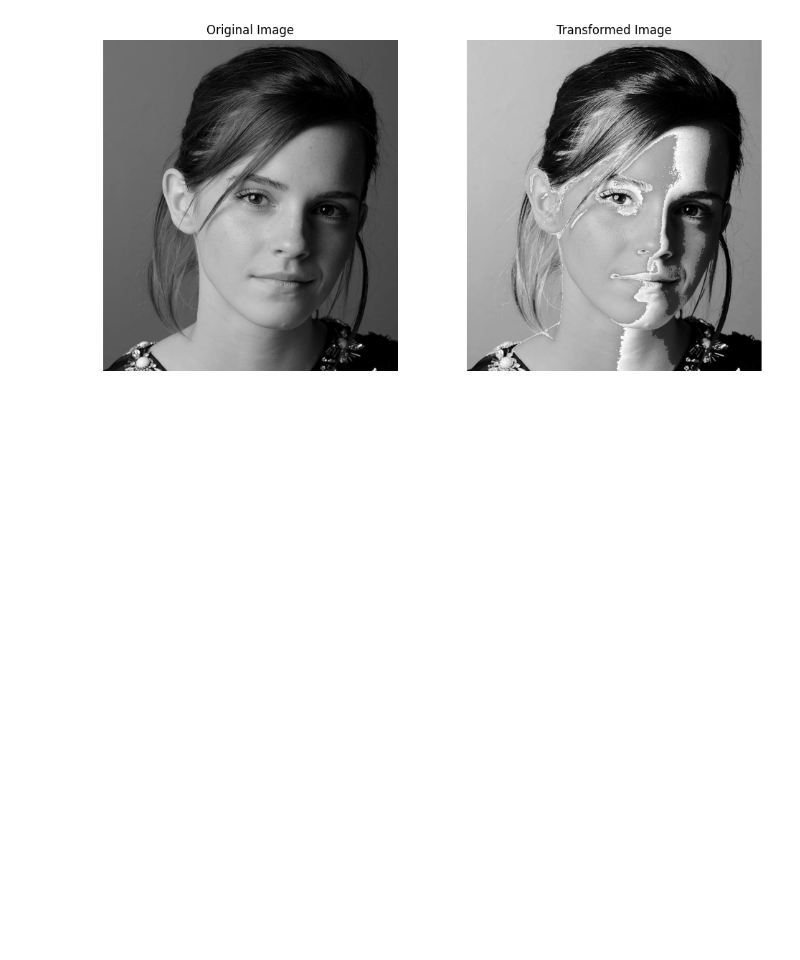
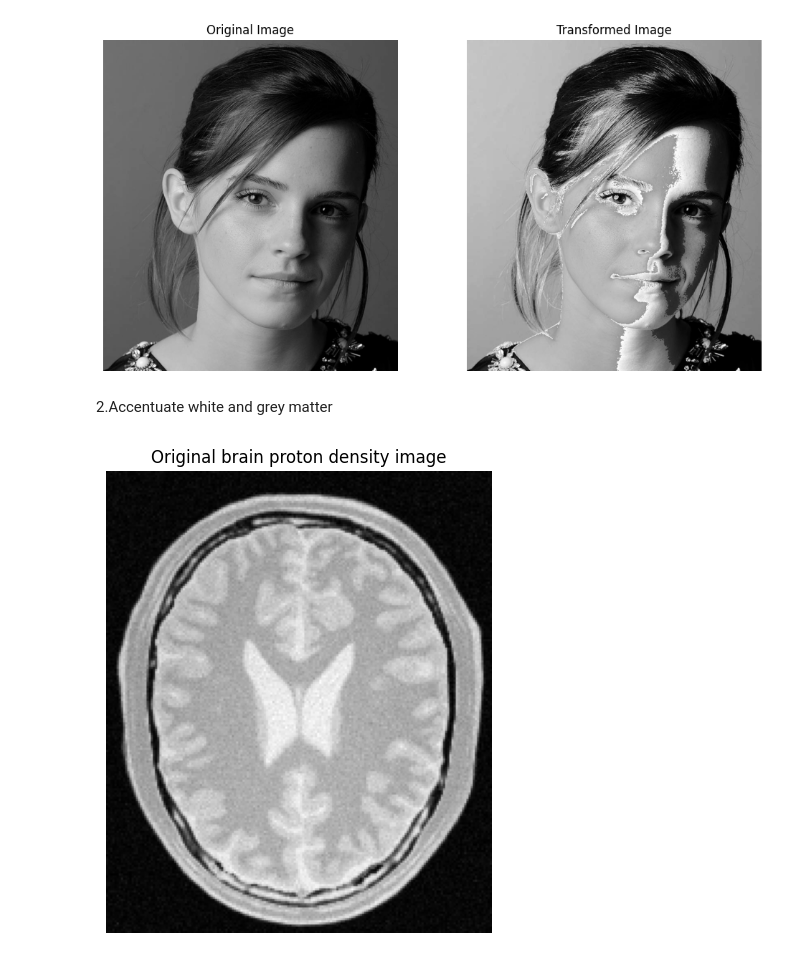
Before and after one commit to LahiruMJ11/EN3160-Intensity-Transformations-and-Neighborhood-Filtering, a Jupyter notebook: Assignment1.ipynb, the cells around one changed output. Saved outputs shown, nothing was run; the diff lists cells and outputs as text; code cells hidden in the pictures; blank space fills up the shorter version.

```diff
--- a/Assignment1.ipynb
+++ b/Assignment1.ipynb
@@ -62,3 +62,17 @@ plt.axis('off')
 plt.show()
 # %% [output]
 [figure]
+# %% [markdown]
+2.Accentuate white and grey matter
+# %%
+image_path_2 = "a1images/brain_proton_density_slice.png"
+brain_image = cv.imread(image_path_2, cv.IMREAD_GRAYSCALE)
+
+# Display the image
+plt.figure(figsize=(8, 6))
+plt.imshow(brain_image, cmap='gray')
+plt.title('Original brain proton density image')
+plt.axis('off')  # Hide axis
+plt.show()
+# %% [output]
+[figure, added]
```
Also changed, not shown: parts of 4 cells of this notebook.
